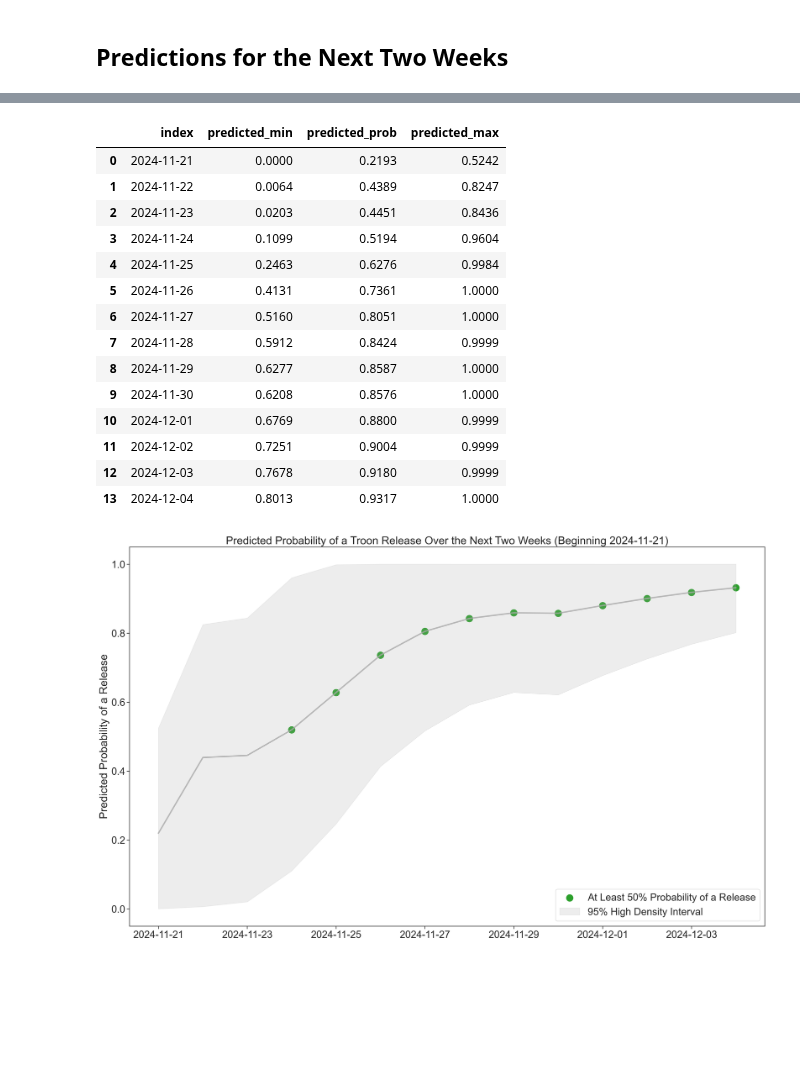
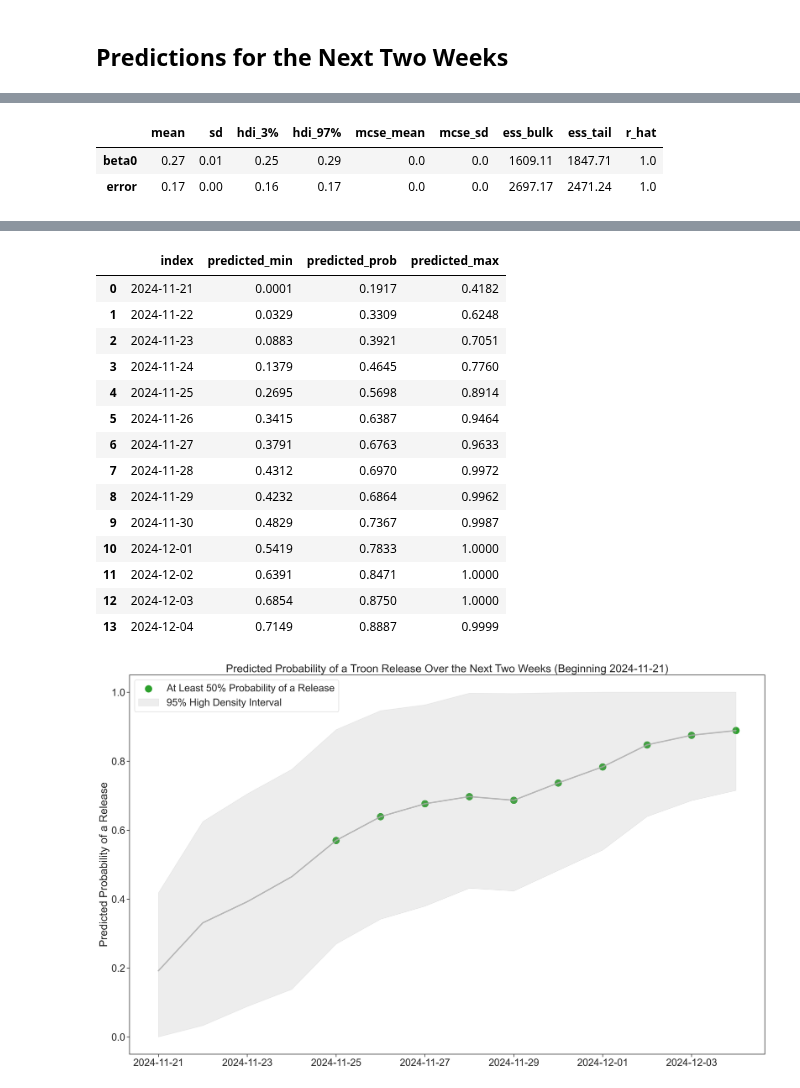
Before and after one commit to dmnapolitano/troon_release_prediction, a Jupyter notebook: Predict the Next Release - Bayesian Truncated Normal Regression.ipynb, the cells around one changed output, grey strips where cells are left out. Drawn from its saved outputs; the diff is of its cells as text; code cells hidden in the pictures; blank space fills up the shorter version.

```diff
--- a/Predict the Next Release - Bayesian Truncated Normal Regression.ipynb
+++ b/Predict the Next Release - Bayesian Truncated Normal Regression.ipynb
@@ -33,6 +34,14 @@ os.environ["PYTHONWARNINGS"] = "ignore"
 (df, train_df, test_df, feature_names, next_two_weeks) = get_features_and_data()
 # %% [output]
 training examples = 2500, testing examples = 325
+# %%
+scaler = MinMaxScaler().fit(train_df[["days_since_previous_release"]])
+train_df["days_since_previous_release"] = scaler.transform(train_df[["days_since_previous_release"]])
+test_df["days_since_previous_release"] = scaler.transform(test_df[["days_since_previous_release"]])
+# %%
+scaler = MinMaxScaler().fit(df[["days_since_previous_release"]])
+df["days_since_previous_release"] = scaler.transform(df[["days_since_previous_release"]])
+next_two_weeks["days_since_previous_release"] = scaler.transform(next_two_weeks[["days_since_previous_release"]])
 # %% [markdown]
 ## Model-Building and Evaluation
 # %%
@@ -160,3 +163,9 @@ weights_df
+# %%
+az.summary(idata, round_to=2, var_names=["beta0", "error"])
+# %% [output]
+|  | mean | sd | hdi_3% | hdi_97% | mcse_mean | mcse_sd | ess_bulk | ess_tail | r_hat |
+| beta0 | 0.27 | 0.01 | 0.25 | 0.29 | 0.0 | 0.0 | 1609.11 | 1847.71 | 1.0 |
+| error | 0.17 | 0.00 | 0.16 | 0.17 | 0.0 | 0.0 | 2697.17 | 2471.24 | 1.0 |
 # %%
 with model:
     pm.set_data({"features" : next_two_weeks[feature_names].T})
@@ -175,37 +184,37 @@ next_two_weeks["predicted_max"] = hdi["y_pred"][:, 1]
 next_two_weeks[["index", "predicted_min", "predicted_prob", "predicted_max"]].round(4)
 # %% [output]
 |  | index | predicted_min | predicted_prob | predicted_max |
-| 0 | 2024-11-21 | 0.0000 | 0.2193 | 0.5242 |
-| 1 | 2024-11-22 | 0.0064 | 0.4389 | 0.8247 |
-| 2 | 2024-11-23 | 0.0203 | 0.4451 | 0.8436 |
-| 3 | 2024-11-24 | 0.1099 | 0.5194 | 0.9604 |
-| 4 | 2024-11-25 | 0.2463 | 0.6276 | 0.9984 |
-| 5 | 2024-11-26 | 0.4131 | 0.7361 | 1.0000 |
-| 6 | 2024-11-27 | 0.5160 | 0.8051 | 1.0000 |
-| 7 | 2024-11-28 | 0.5912 | 0.8424 | 0.9999 |
-| 8 | 2024-11-29 | 0.6277 | 0.8587 | 1.0000 |
-| 9 | 2024-11-30 | 0.6208 | 0.8576 | 1.0000 |
-| 10 | 2024-12-01 | 0.6769 | 0.8800 | 0.9999 |
-| 11 | 2024-12-02 | 0.7251 | 0.9004 | 0.9999 |
-| 12 | 2024-12-03 | 0.7678 | 0.9180 | 0.9999 |
-| 13 | 2024-12-04 | 0.8013 | 0.9317 | 1.0000 |
+| 0 | 2024-11-21 | 0.0001 | 0.1917 | 0.4182 |
+| 1 | 2024-11-22 | 0.0329 | 0.3309 | 0.6248 |
+| 2 | 2024-11-23 | 0.0883 | 0.3921 | 0.7051 |
+| 3 | 2024-11-24 | 0.1379 | 0.4645 | 0.7760 |
+| 4 | 2024-11-25 | 0.2695 | 0.5698 | 0.8914 |
+| 5 | 2024-11-26 | 0.3415 | 0.6387 | 0.9464 |
+| 6 | 2024-11-27 | 0.3791 | 0.6763 | 0.9633 |
+| 7 | 2024-11-28 | 0.4312 | 0.6970 | 0.9972 |
+| 8 | 2024-11-29 | 0.4232 | 0.6864 | 0.9962 |
+| 9 | 2024-11-30 | 0.4829 | 0.7367 | 0.9987 |
+| 10 | 2024-12-01 | 0.5419 | 0.7833 | 1.0000 |
+| 11 | 2024-12-02 | 0.6391 | 0.8471 | 1.0000 |
+| 12 | 2024-12-03 | 0.6854 | 0.8750 | 1.0000 |
+| 13 | 2024-12-04 | 0.7149 | 0.8887 | 0.9999 |
 # %%
 ax = sns.lineplot(data=next_two_weeks, x="index", y="predicted_prob", linewidth=3, color="darkgrey", alpha=0.8)
 sns.scatterplot(data=next_two_weeks[next_two_weeks["predicted_prob"] >= 0.50], x="index", y="predicted_prob",
                 s=300, ax=ax, color="tab:green", label="At Least 50% Probability of a Release")
 
 ax.fill_between(x=next_two_weeks["index"],
                 y1=next_two_weeks["predicted_min"],
                 y2=next_two_weeks["predicted_max"],
                 label="95% High Density Interval",
                 alpha=0.2,
                 color="darkgrey")
 
 ax.set_xlabel(None)
 ax.set_ylabel("Predicted Probability of a Release")
 ax.set_title("Predicted Probability of a Troon Release Over the Next Two Weeks (Beginning {})".format(
-    next_month["index"].iloc[0].date()))
+    next_two_weeks["index"].iloc[0].date()))
 ax.legend()
 plt.show()
 # %% [output]
-[figure, old version]
+[figure, new version]
```
Also changed, not shown: parts of 9 cells of this notebook, 4 other files.
